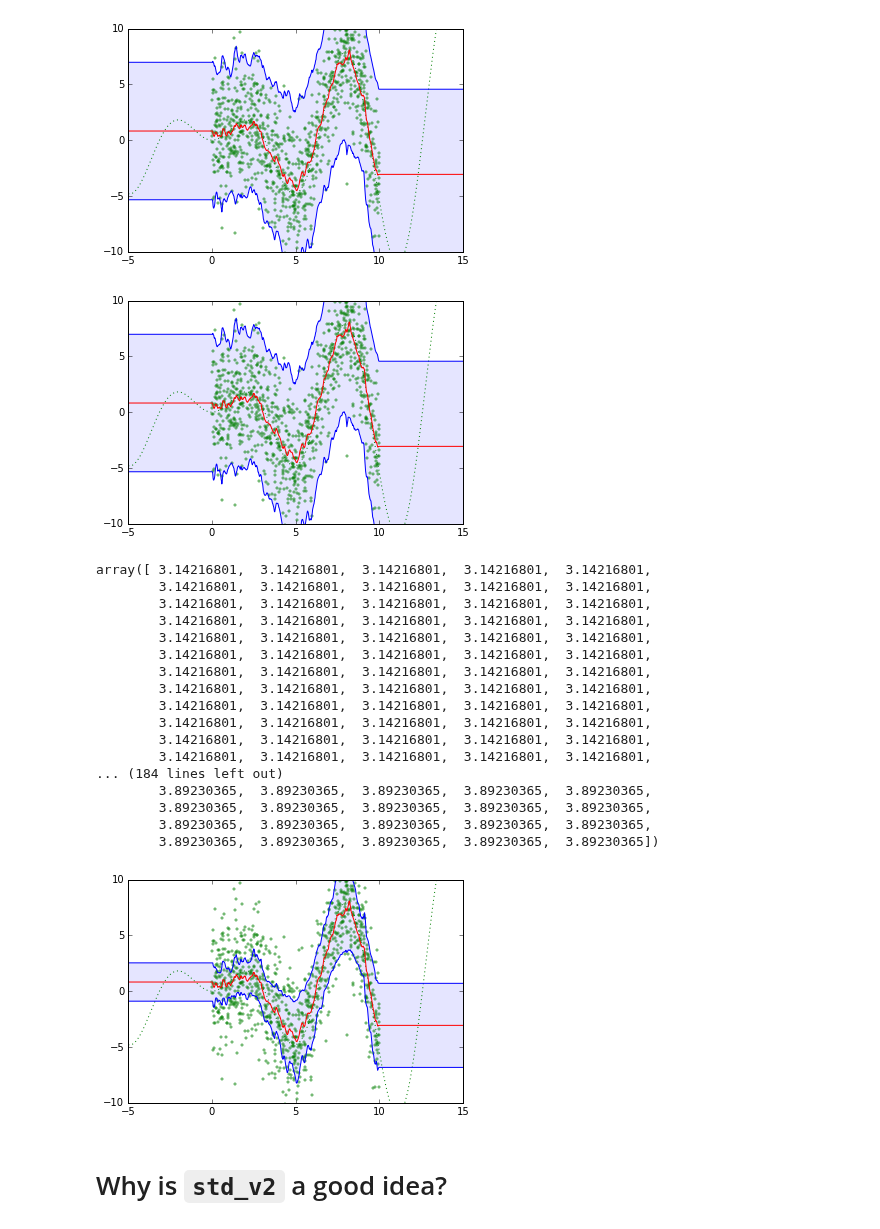
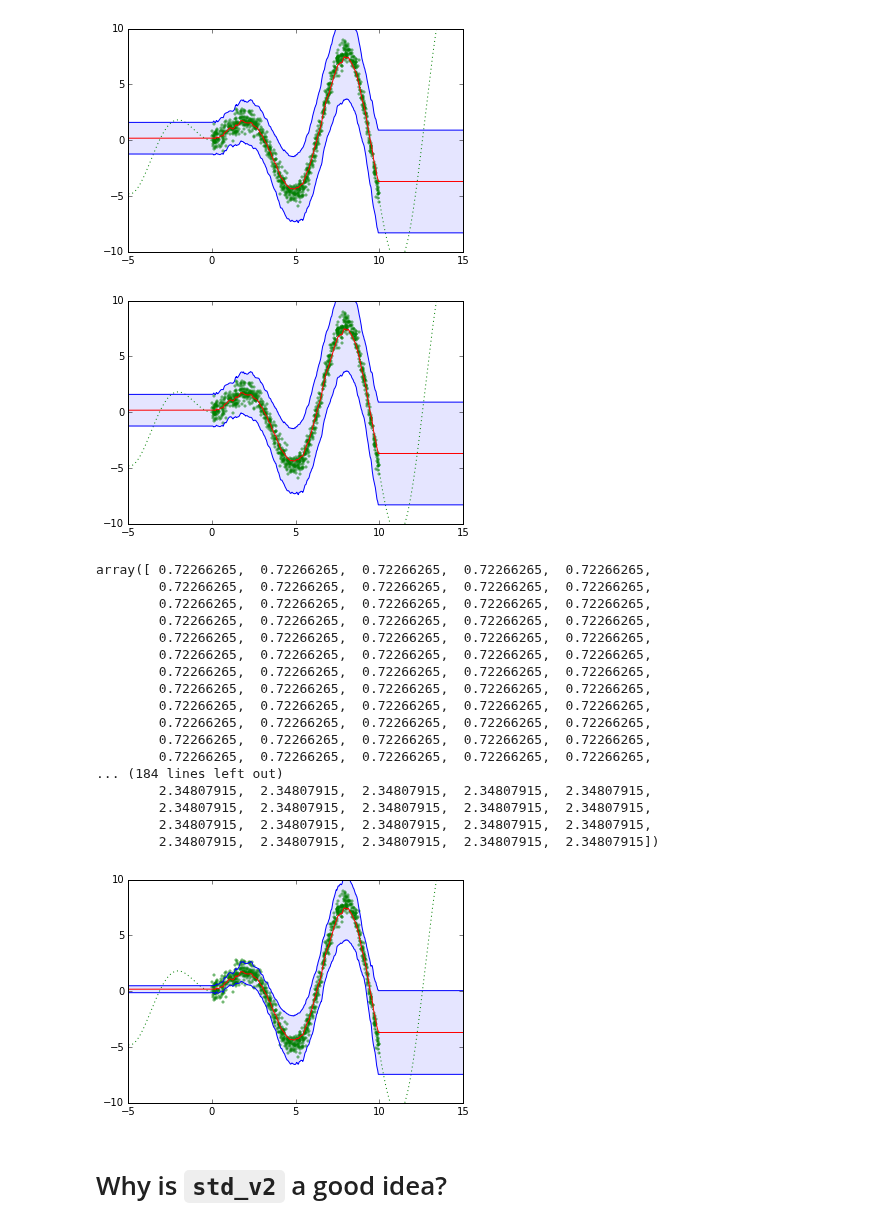
Before and after one commit to glouppe/notebooks, a Jupyter notebook: Variance from tree-based models.ipynb, the cells around one changed output. Saved outputs shown, nothing was run; the diff lists cells and outputs as text; code cells hidden in the pictures.

```diff
--- a/Variance from tree-based models.ipynb
+++ b/Variance from tree-based models.ipynb
@@ -11,7 +11,7 @@ X = np.atleast_2d(np.random.uniform(0, 10.0, size=1000)).T
 X = X.astype(np.float32)
 
 y = f(X).ravel()
-y += 3. * np.random.randn(len(y))
+y += 0.5 * np.random.randn(len(y))
 y = y.astype(np.float32)
 
 xx = np.atleast_2d(np.linspace(-5, 15, 1000)).T
@@ -183,45 +183,45 @@ plot(y_pred, y_pred+1.96*std, y_pred-1.96*std)
 # %%
 from sklearn.ensemble import ExtraTreesRegressor
 
-r = ExtraTreesRegressor(n_estimators=500, min_samples_leaf=5, bootstrap=True, random_state=1)
+r = ExtraTreesRegressor(n_estimators=1000, min_samples_leaf=5, random_state=1)
 r.fit(X, y)
 
 y_pred = r.predict(xx)
 std = std_v1(r, X, y, xx)
 plot(y_pred, y_pred+1.96*std, y_pred-1.96*std)
 
 y_pred = r.predict(xx)
 std = std_v2(r, X, y, xx)
 plot(y_pred, y_pred+1.96*std, y_pred-1.96*std)
 # %% [output]
-[figure, old version]
+[figure, new version]
-[figure, old version]
+[figure, new version]
 # %%
 std
 # %% [output]
-array([ 3.14216801,  3.14216801,  3.14216801,  3.14216801,  3.14216801,
-        3.14216801,  3.14216801,  3.14216801,  3.14216801,  3.14216801,
-        3.14216801,  3.14216801,  3.14216801,  3.14216801,  3.14216801,
-        3.14216801,  3.14216801,  3.14216801,  3.14216801,  3.14216801,
-        3.14216801,  3.14216801,  3.14216801,  3.14216801,  3.14216801,
-        3.14216801,  3.14216801,  3.14216801,  3.14216801,  3.14216801,
-        3.14216801,  3.14216801,  3.14216801,  3.14216801,  3.14216801,
-        3.14216801,  3.14216801,  3.14216801,  3.14216801,  3.14216801,
-        3.14216801,  3.14216801,  3.14216801,  3.14216801,  3.14216801,
-        3.14216801,  3.14216801,  3.14216801,  3.14216801,  3.14216801,
-        3.14216801,  3.14216801,  3.14216801,  3.14216801,  3.14216801,
-        3.14216801,  3.14216801,  3.14216801,  3.14216801,  3.14216801,
+array([ 0.72266265,  0.72266265,  0.72266265,  0.72266265,  0.72266265,
+        0.72266265,  0.72266265,  0.72266265,  0.72266265,  0.72266265,
+        0.72266265,  0.72266265,  0.72266265,  0.72266265,  0.72266265,
+        0.72266265,  0.72266265,  0.72266265,  0.72266265,  0.72266265,
+        0.72266265,  0.72266265,  0.72266265,  0.72266265,  0.72266265,
+        0.72266265,  0.72266265,  0.72266265,  0.72266265,  0.72266265,
+        0.72266265,  0.72266265,  0.72266265,  0.72266265,  0.72266265,
+        0.72266265,  0.72266265,  0.72266265,  0.72266265,  0.72266265,
+        0.72266265,  0.72266265,  0.72266265,  0.72266265,  0.72266265,
+        0.72266265,  0.72266265,  0.72266265,  0.72266265,  0.72266265,
+        0.72266265,  0.72266265,  0.72266265,  0.72266265,  0.72266265,
+        0.72266265,  0.72266265,  0.72266265,  0.72266265,  0.72266265,
 ... (184 lines left out)
-        3.89230365,  3.89230365,  3.89230365,  3.89230365,  3.89230365,
-        3.89230365,  3.89230365,  3.89230365,  3.89230365,  3.89230365,
-        3.89230365,  3.89230365,  3.89230365,  3.89230365,  3.89230365,
-        3.89230365,  3.89230365,  3.89230365,  3.89230365,  3.89230365])
+        2.34807915,  2.34807915,  2.34807915,  2.34807915,  2.34807915,
+        2.34807915,  2.34807915,  2.34807915,  2.34807915,  2.34807915,
+        2.34807915,  2.34807915,  2.34807915,  2.34807915,  2.34807915,
+        2.34807915,  2.34807915,  2.34807915,  2.34807915,  2.34807915])
 # %%
 y_pred = r.predict(xx)
 std = std_v3(r, xx)
 plot(y_pred, y_pred+1.96*std, y_pred-1.96*std)
 # %% [output]
-[figure, old version]
+[figure, new version]
 # %% [markdown]
 # Why is `std_v2` a good idea?
 # %% [markdown]
```
Also changed, not shown: parts of 5 cells of this notebook.
